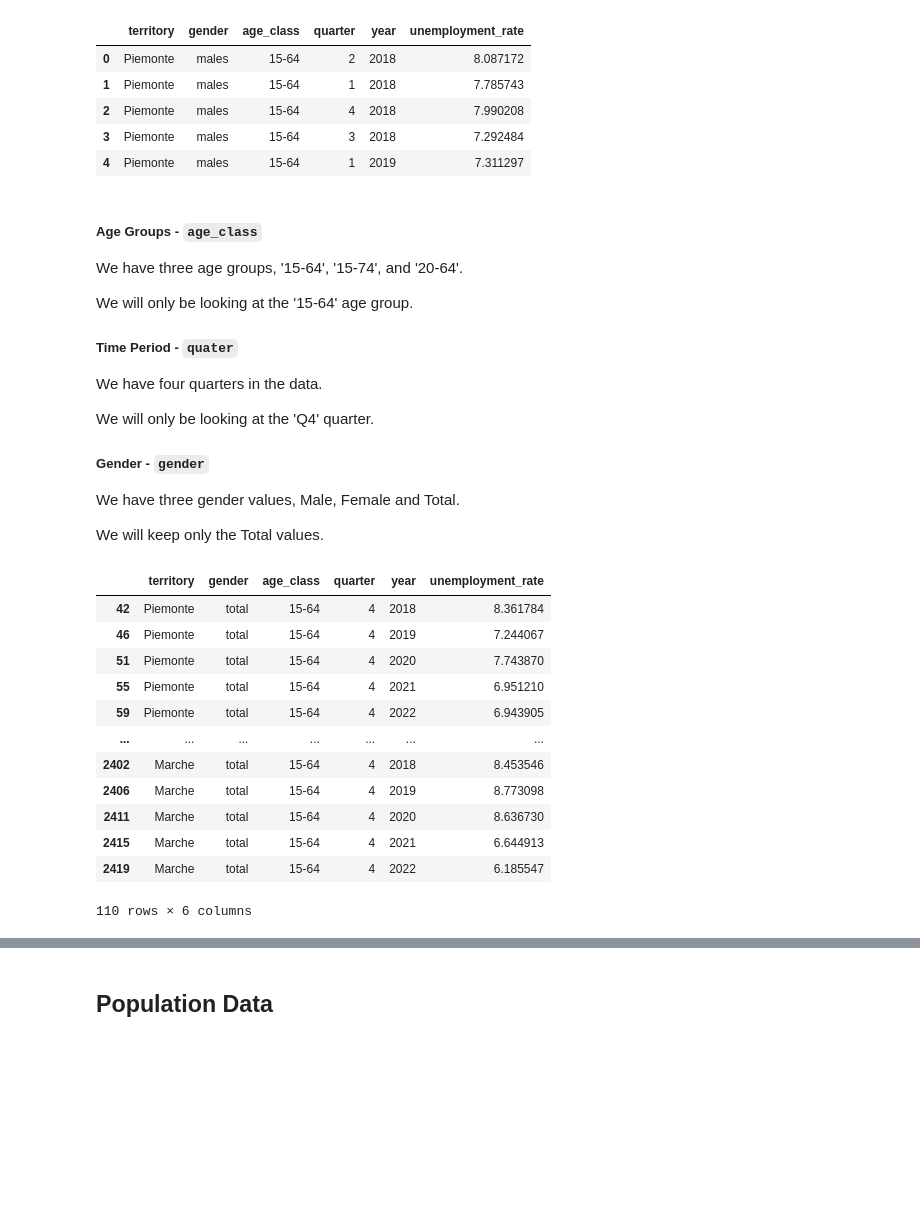
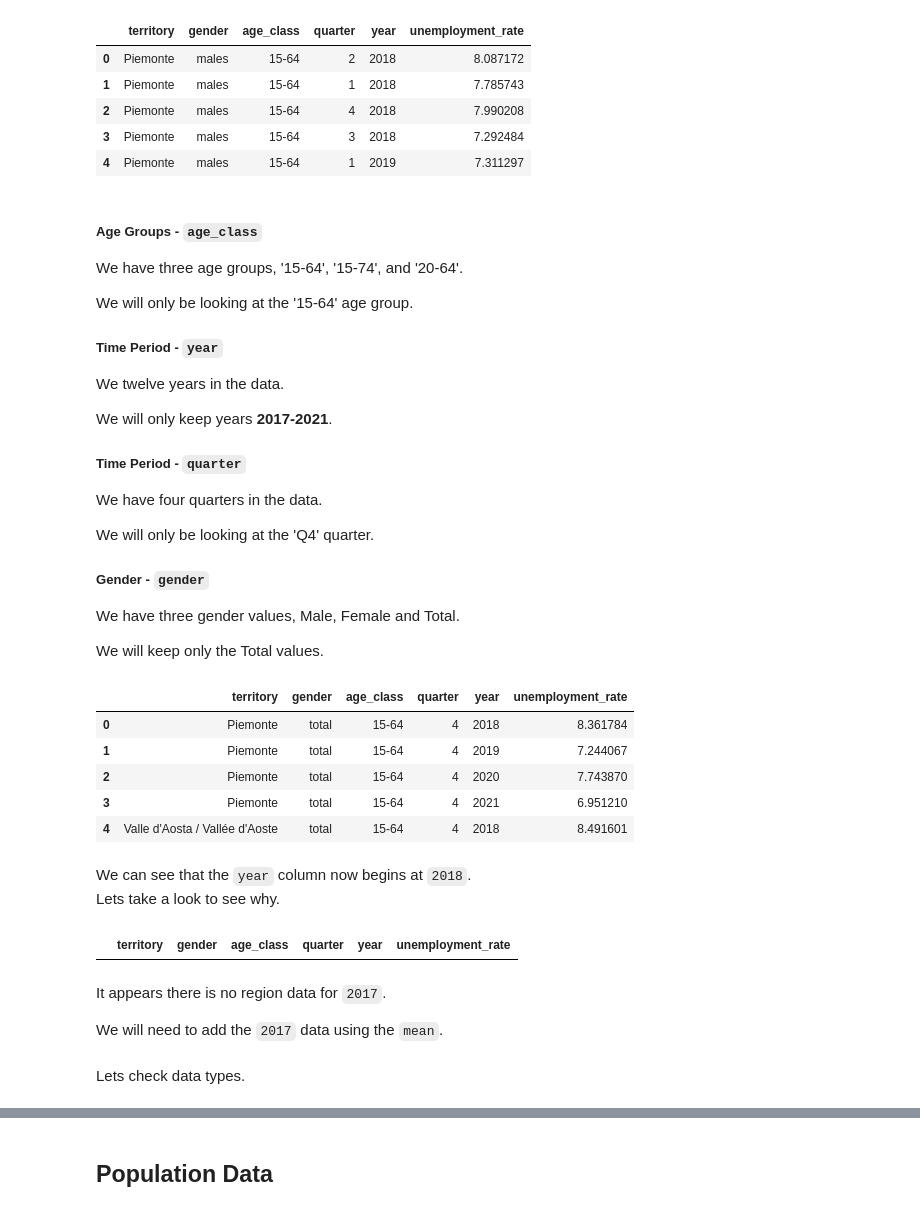
Before and after one commit to OmdenaAI/milan-italy-impact-covid-crimes, a Jupyter notebook: src/tasks/task-2-data-cleaning/files.ipynb, the cells around one changed output, grey strips where cells are left out. Cells and saved outputs as stored; diff of their text form; code cells hidden in the pictures; blank space fills up the shorter version.

```diff
--- a/src/tasks/task-2-data-cleaning/files.ipynb
+++ b/src/tasks/task-2-data-cleaning/files.ipynb
@@ -1088,7 +1254,11 @@ unemp_by_region.head()
 We have three age groups, '15-64', '15-74', and '20-64'.
 
 We will only be looking at the '15-64' age group.
-##### Time Period - `quater`
+##### Time Period - `year`
+We twelve years in the data.
+
+We will only keep years **2017-2021**.
+##### Time Period - `quarter`
 We have four quarters in the data.
 
 We will only be looking at the 'Q4' quarter.
@@ -1098,22 +1268,30 @@ We have three gender values, Male, Female and Total.
 We will keep only the Total values.
 # %%
 # Modify the dataFrame to only include the values we want
-unemp_by_region = unemp_by_region[
+years = [2017, 2018, 2019, 2020, 2021]
+unemp_totals = unemp_by_region[
     (unemp_by_region['age_class'] == '15-64 ') &
     (unemp_by_region['quarter'] == 4) &
-    (unemp_by_region['gender'] == 'total')]
-unemp_by_region
+    (unemp_by_region['gender'] == 'total') &
+    (unemp_by_region['year'].isin(years))
+]
+unemp_totals.reset_index(drop=True, inplace=True)
+unemp_totals.head()
 # %% [output]
 |  | territory | gender | age_class | quarter | year | unemployment_rate |
-| 42 | Piemonte | total | 15-64 | 4 | 2018 | 8.361784 |
-| 46 | Piemonte | total | 15-64 | 4 | 2019 | 7.244067 |
-| 51 | Piemonte | total | 15-64 | 4 | 2020 | 7.743870 |
-| 55 | Piemonte | total | 15-64 | 4 | 2021 | 6.951210 |
-| 59 | Piemonte | total | 15-64 | 4 | 2022 | 6.943905 |
-| ... | ... | ... | ... | ... | ... | ... |
-| 2402 | Marche | total | 15-64 | 4 | 2018 | 8.453546 |
-| 2406 | Marche | total | 15-64 | 4 | 2019 | 8.773098 |
-| 2411 | Marche | total | 15-64 | 4 | 2020 | 8.636730 |
-| 2415 | Marche | total | 15-64 | 4 | 2021 | 6.644913 |
-| 2419 | Marche | total | 15-64 | 4 | 2022 | 6.185547 |
+| 0 | Piemonte | total | 15-64 | 4 | 2018 | 8.361784 |
+| 1 | Piemonte | total | 15-64 | 4 | 2019 | 7.244067 |
+| 2 | Piemonte | total | 15-64 | 4 | 2020 | 7.743870 |
+| 3 | Piemonte | total | 15-64 | 4 | 2021 | 6.951210 |
+| 4 | Valle d'Aosta / Vallée d'Aoste | total | 15-64 | 4 | 2018 | 8.491601 |
-110 rows × 6 columns
+# %% [markdown]
+We can see that the `year` column now begins at `2018`.
+Lets take a look to see why.
+# %%
+unemp_df[(unemp_df['year'] == 2017) & (unemp_df['territory'] == 'Piemonte')]
+# %% [output]
+|  | territory | gender | age_class | quarter | year | unemployment_rate |
+# %% [markdown]
+It appears there is no region data for `2017`.
+
+We will need to add the `2017` data using the `mean`.
@@ -1119,0 +1313,2 @@ unemp_by_region
+# %% [markdown]
+Lets check data types.
```
Also changed, not shown: parts of 134 cells of this notebook.
